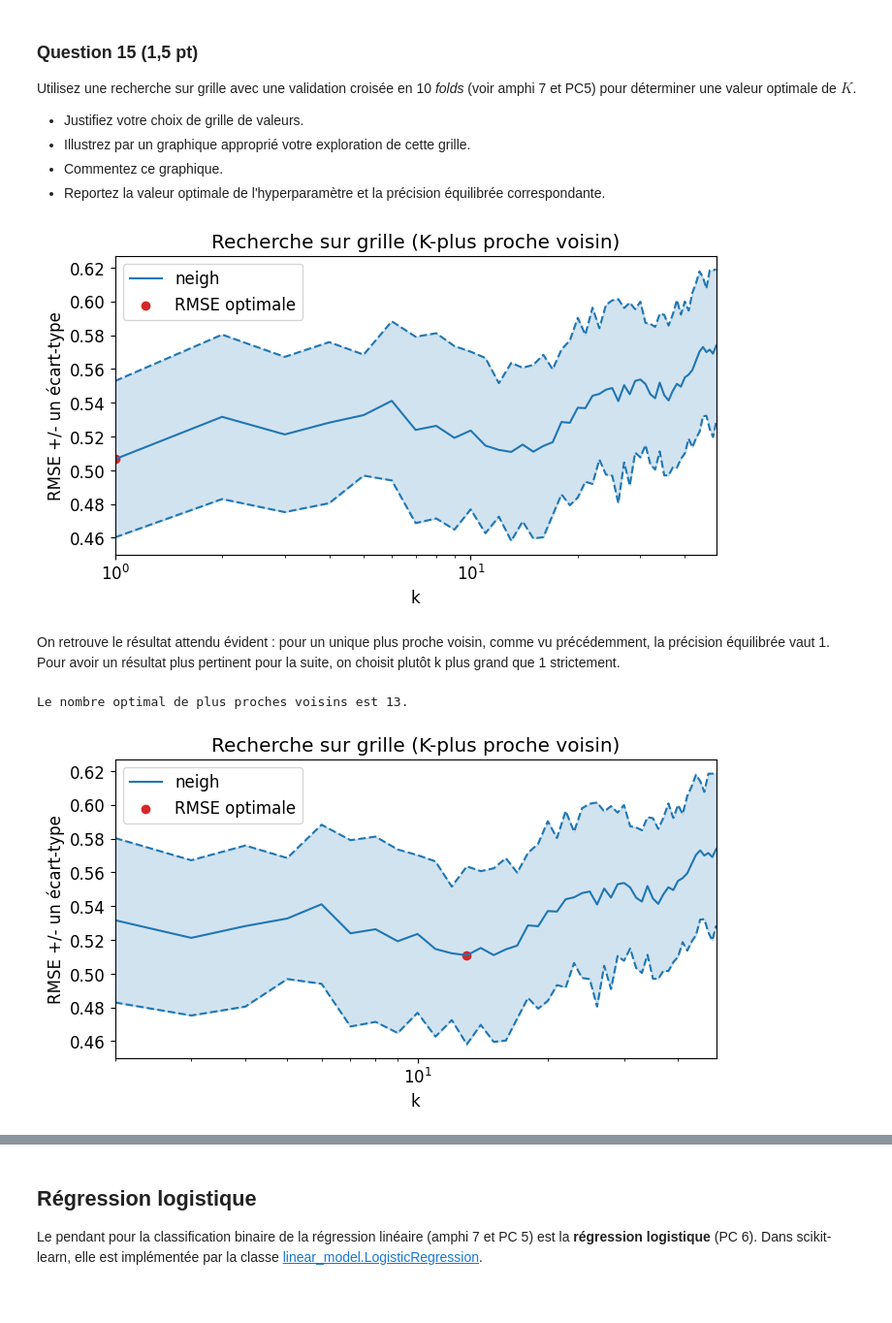
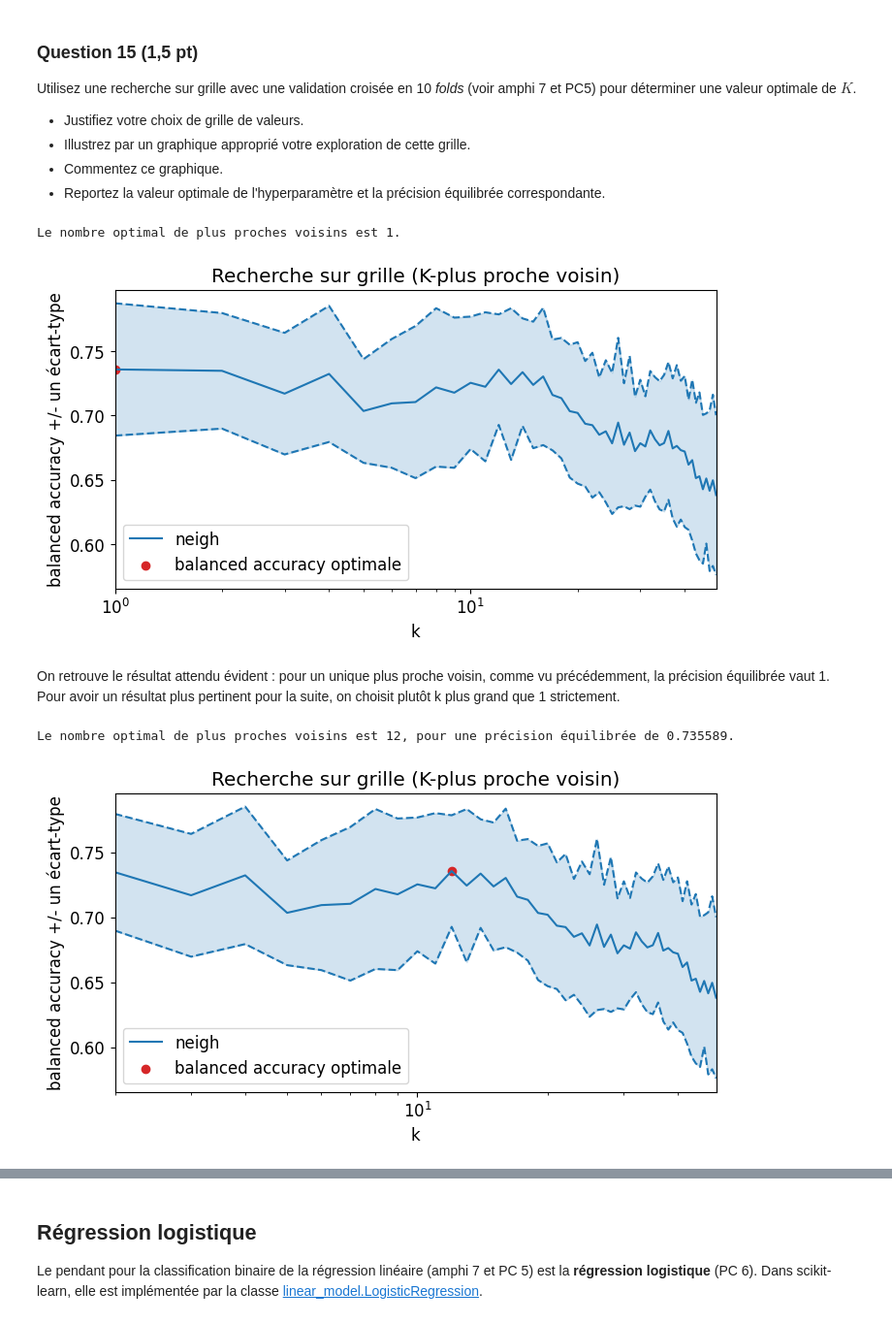
Before and after one commit to Josephine-gith/projet-data, a Jupyter notebook: Projet-jo.ipynb, the cells around one changed output, grey strips where cells are left out. Shown at 97% size. Cells and saved outputs as stored; diff of their text form; code cells hidden in the pictures.

```diff
--- a/Projet-jo.ipynb
+++ b/Projet-jo.ipynb
@@ -255,45 +255,46 @@ neigh = KNeighborsClassifier()
 # Instantier la recherche sur grille
 grid = model_selection.GridSearchCV(neigh, {'n_neighbors': ks},
                                     cv=kf, # on utilise les folds déjà définis
-                                    scoring='neg_root_mean_squared_error'
+                                    scoring='balanced_accuracy'
                                    )
 
 # Utiliser la recherche sur grille
 grid.fit(X_train_risk_vs_norisk, y_train_risk_vs_norisk)
 
 plt.figure(figsize=(8, 4))
 
-rmses = -grid.cv_results_['mean_test_score']
+balanced_accuracies = grid.cv_results_['mean_test_score']
 std_error = grid.cv_results_['std_test_score']
 
-# afficher les RMSE avec une échelle logarithmique pour les abscisses :
-plt.semilogx(grid.cv_results_['param_n_neighbors'], rmses,
+# afficher les balanced accuracies avec une échelle logarithmique pour les abscisses :
+plt.semilogx(grid.cv_results_['param_n_neighbors'], balanced_accuracies,
              label="neigh", color='tab:blue')
-plt.semilogx(grid.cv_results_['param_n_neighbors'], rmses + std_error,
+plt.semilogx(grid.cv_results_['param_n_neighbors'], balanced_accuracies + std_error,
              color='tab:blue', linestyle='dashed')
-plt.semilogx(grid.cv_results_['param_n_neighbors'], rmses - std_error,
+plt.semilogx(grid.cv_results_['param_n_neighbors'], balanced_accuracies - std_error,
              color='tab:blue', linestyle='dashed')
 
 # colorer l'espace entre les courbes représentant les écarts-types
-plt.fill_between(ks, (rmses + std_error), (rmses - std_error),
+plt.fill_between(ks, (balanced_accuracies + std_error), (balanced_accuracies - std_error),
                  color='tab:blue',
                  alpha=0.2, # contrôle la transparence
                 )
 
 # afficher le meilleur score
-plt.scatter(grid.best_params_['n_neighbors'], -grid.best_score_,
-           color='tab:red', label='RMSE optimale')
+plt.scatter(grid.best_params_['n_neighbors'], grid.best_score_,
+           color='tab:red', label='balanced accuracy optimale')
 print(f"Le nombre optimal de plus proches voisins est {grid.best_params_['n_neighbors']}.")
 
 # Mise en forme
 plt.xlabel("k")
-plt.ylabel("RMSE +/- un écart-type")
+plt.ylabel("balanced accuracy +/- un écart-type")
 plt.xlim([ks[0], ks[-1]])
 plt.title("Recherche sur grille (K-plus proche voisin)")
 plt.legend(loc='best')
 plt.show();
 # %% [output]
+Le nombre optimal de plus proches voisins est 1.
-[figure, old version]
+[figure, new version]
 # %% [markdown]
 On retrouve le résultat attendu évident : pour un unique plus proche voisin, comme vu précédemment, la précision équilibrée vaut 1. Pour avoir un résultat plus pertinent pour la suite, on choisit plutôt k plus grand que 1 strictement.
 # %%
@@ -311,7 +312,7 @@ neigh = KNeighborsClassifier()
 # Instantier la recherche sur grille
 grid = model_selection.GridSearchCV(neigh, {'n_neighbors': ks},
                                     cv=kf, # on utilise les folds déjà définis
-                                    scoring='neg_root_mean_squared_error'
+                                    scoring='balanced_accuracy'
                                    )
 
 # Utiliser la recherche sur grille
@@ -319,35 +320,35 @@ grid.fit(X_train_risk_vs_norisk, y_train_risk_vs_norisk)
 
 plt.figure(figsize=(8, 4))
 
-rmses = -grid.cv_results_['mean_test_score']
+balanced_accuracies = grid.cv_results_['mean_test_score']
 std_error = grid.cv_results_['std_test_score']
 
-# afficher les RMSE avec une échelle logarithmique pour les abscisses :
-plt.semilogx(grid.cv_results_['param_n_neighbors'], rmses,
+# afficher les balanced accuracies avec une échelle logarithmique pour les abscisses :
+plt.semilogx(grid.cv_results_['param_n_neighbors'], balanced_accuracies,
              label="neigh", color='tab:blue')
-plt.semilogx(grid.cv_results_['param_n_neighbors'], rmses + std_error,
+plt.semilogx(grid.cv_results_['param_n_neighbors'], balanced_accuracies + std_error,
              color='tab:blue', linestyle='dashed')
-plt.semilogx(grid.cv_results_['param_n_neighbors'], rmses - std_error,
+plt.semilogx(grid.cv_results_['param_n_neighbors'], balanced_accuracies - std_error,
              color='tab:blue', linestyle='dashed')
 
 # colorer l'espace entre les courbes représentant les écarts-types
-plt.fill_between(ks, (rmses + std_error), (rmses - std_error),
+plt.fill_between(ks, (balanced_accuracies + std_error), (balanced_accuracies - std_error),
                  color='tab:blue',
                  alpha=0.2, # contrôle la transparence
                 )
 
 # afficher le meilleur score
-plt.scatter(grid.best_params_['n_neighbors'], -grid.best_score_,
-           color='tab:red', label='RMSE optimale')
-print(f"Le nombre optimal de plus proches voisins est {grid.best_params_['n_neighbors']}.")
+plt.scatter(grid.best_params_['n_neighbors'], grid.best_score_,
+           color='tab:red', label='balanced accuracy optimale')
+print(f"Le nombre optimal de plus proches voisins est {grid.best_params_['n_neighbors']}, pour une précision équilibrée de {grid.best_score_:2f}.")
 
 # Mise en forme
 plt.xlabel("k")
-plt.ylabel("RMSE +/- un écart-type")
+plt.ylabel("balanced accuracy +/- un écart-type")
 plt.xlim([ks[0], ks[-1]])
 plt.title("Recherche sur grille (K-plus proche voisin)")
 plt.legend(loc='best')
 plt.show();
 # %% [output]
-Le nombre optimal de plus proches voisins est 13.
+Le nombre optimal de plus proches voisins est 12, pour une précision équilibrée de 0.735589.
-[figure, old version]
+[figure, new version]
```
Also changed, not shown: parts of 17 cells of this notebook.
